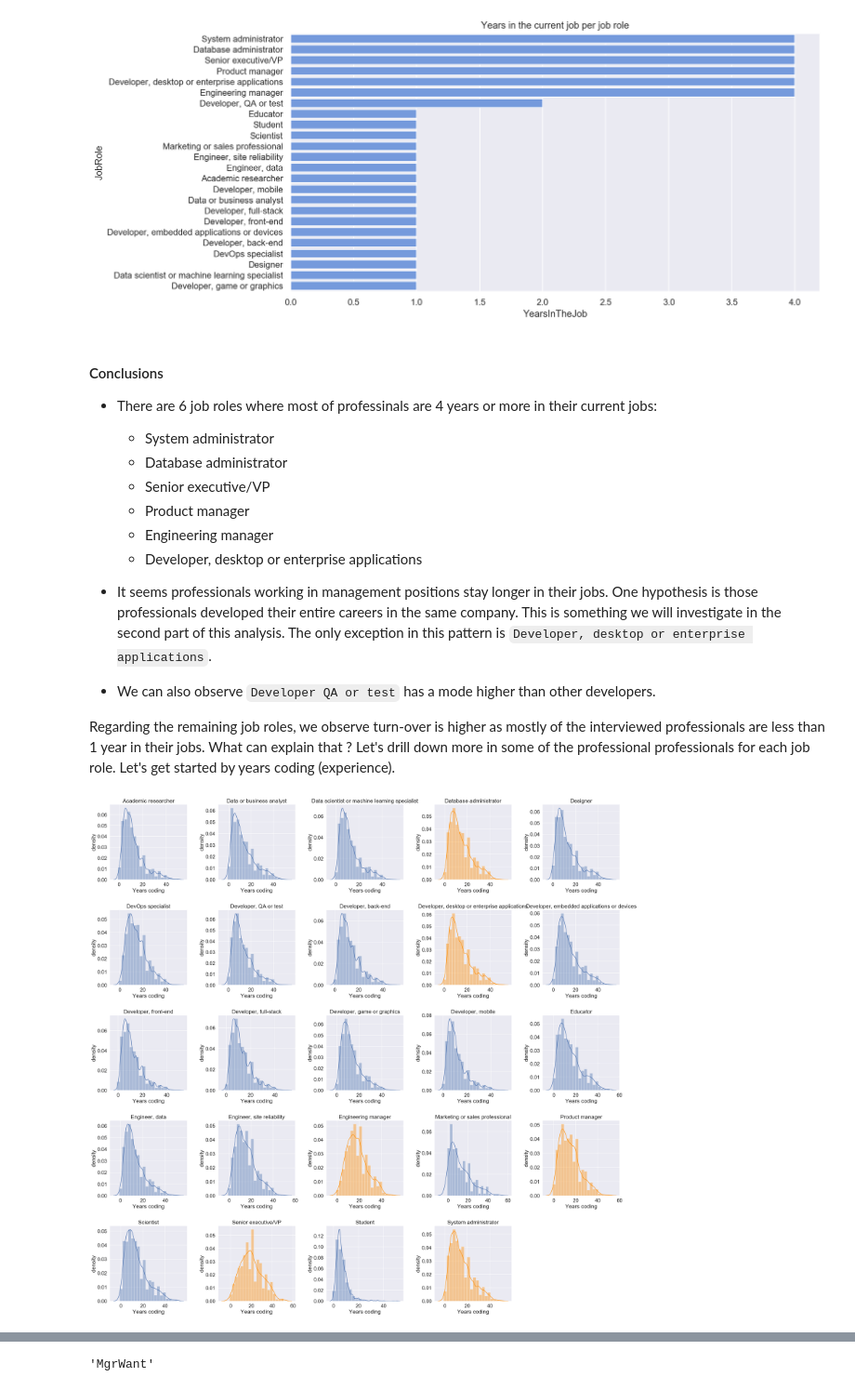
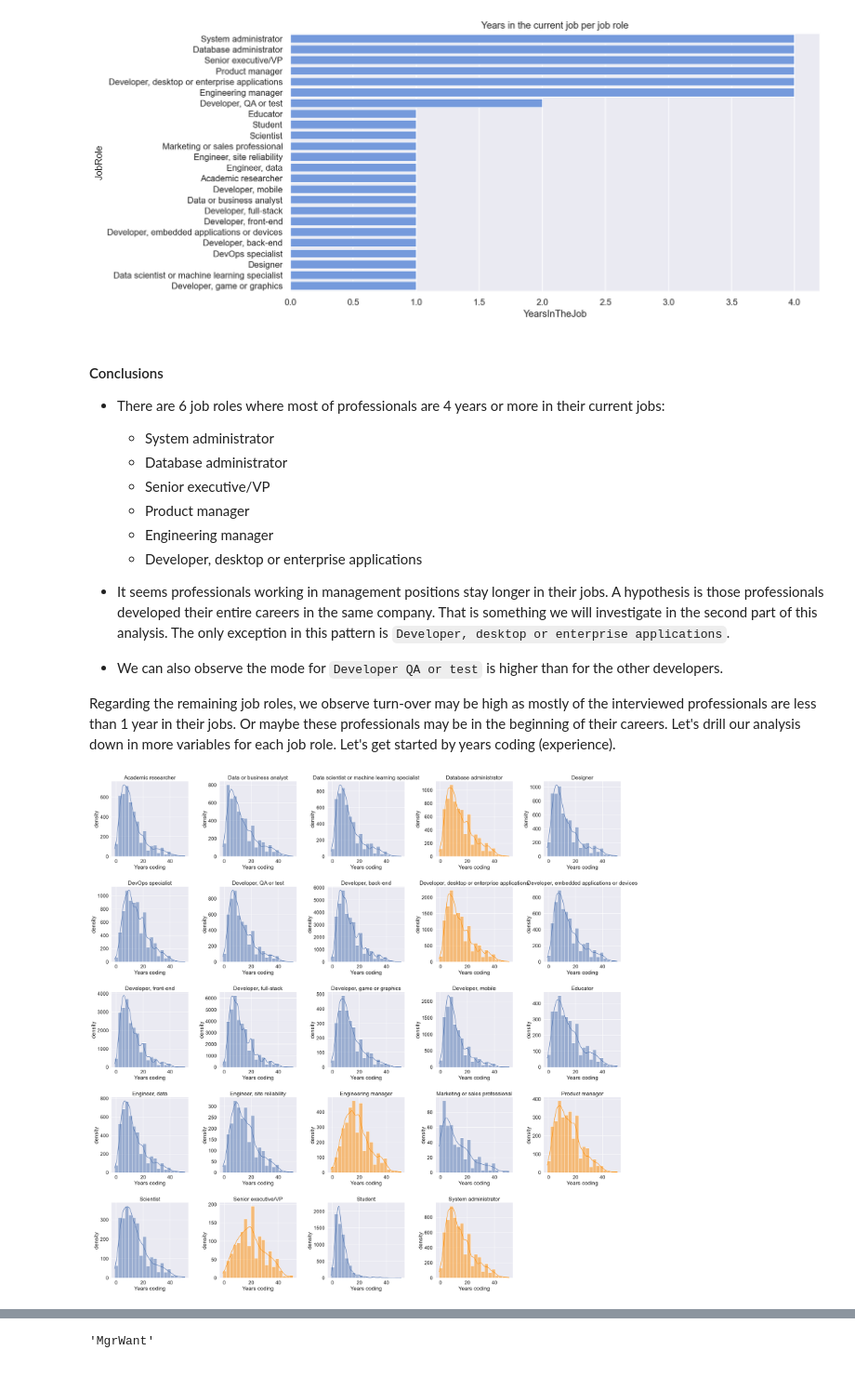
Before and after one commit to besson/stackoverflow-analytics, a Jupyter notebook: exploratory_analysis.ipynb, the cells around one changed output, grey strips where cells are left out. Shown at 93% size. Cells and saved outputs as stored; diff of their text form; code cells hidden in the pictures.

```diff
--- a/exploratory_analysis.ipynb
+++ b/exploratory_analysis.ipynb
@@ -152,7 +152,7 @@ plt.title('Years in the current job per job role');
 # %% [markdown]
 #### Conclusions
 
-* There are 6 job roles where most of professinals are 4 years or more in their current jobs:
+* There are 6 job roles where most of professionals are 4 years or more in their current jobs:
 
   * System administrator
   * Database administrator
@@ -162,41 +162,43 @@ plt.title('Years in the current job per job role');
   * Developer, desktop or enterprise applications
 
 
-* It seems professionals working in management positions stay longer in their jobs. One hypothesis is those professionals developed their entire careers in the same company. This is something we will investigate in the second part of this analysis. The only exception in this pattern is `Developer, desktop or enterprise applications`.
+* It seems professionals working in management positions stay longer in their jobs. A hypothesis is those professionals developed their entire careers in the same company. That is something we will investigate in the second part of this analysis. The only exception in this pattern is `Developer, desktop or enterprise applications`.
 
 
-* We can also observe `Developer QA or test` has a mode higher than other developers.
+* We can also observe the mode for `Developer QA or test` is higher than for the other developers.
 
 
 
-Regarding the remaining job roles, we observe turn-over is higher as mostly of the interviewed professionals are less than 1 year in their jobs. What can explain that ? Let's drill down more in some of the professional professionals for each job role. Let's get started by years coding (experience).
+Regarding the remaining job roles, we observe turn-over may be high as mostly of the interviewed professionals are less than 1 year in their jobs. Or maybe these professionals may be in the beginning of their careers. Let's drill our analysis down in more variables for each job role. Let's get started by years coding (experience).
 # %%
 sns.set(font_scale=1.6)
 
 job_roles = sorted(agg_p1_df.JobRole.unique())
 
 fig = plt.figure(figsize=(32, 32))
 fig.subplots_adjust(hspace=0.4, wspace=0.4)
 
 top_roles = ['System administrator', 'Database administrator', 'Senior executive/VP', 'Product manager',
              'Engineering manager', 'Developer, desktop or enterprise applications']
 
 for idx, job_role in enumerate(job_roles):
     ax = fig.add_subplot(5, 5, idx + 1)
 
+    data = p1_df[p1_df.JobRole == job_role][['YearsCode']]
+
     if job_role in top_roles:
-        sns.distplot(p1_df[p1_df.JobRole == job_role][['YearsCode']], bins=20, ax=ax, color='darkorange')
+        sns.histplot(data=data, bins=20, ax=ax, x='YearsCode', color='darkorange', kde=True)
     else:
-        sns.distplot(p1_df[p1_df.JobRole == job_role][['YearsCode']], bins=20, ax=ax)
+        sns.histplot(data=data, bins=20, ax=ax, x='YearsCode', kde=True)
 
     ax.set(xlabel='Years coding', ylabel='density')
     ax.set_title(job_role)
 
 plt.show();
 
 sns.set(font_scale=1)
 # %% [output]
-[figure, old version]
+[figure, new version]
 # %% [markdown]
 #### Conclusions
 
```
Also changed, not shown: parts of 13 cells of this notebook, 2 other files.
